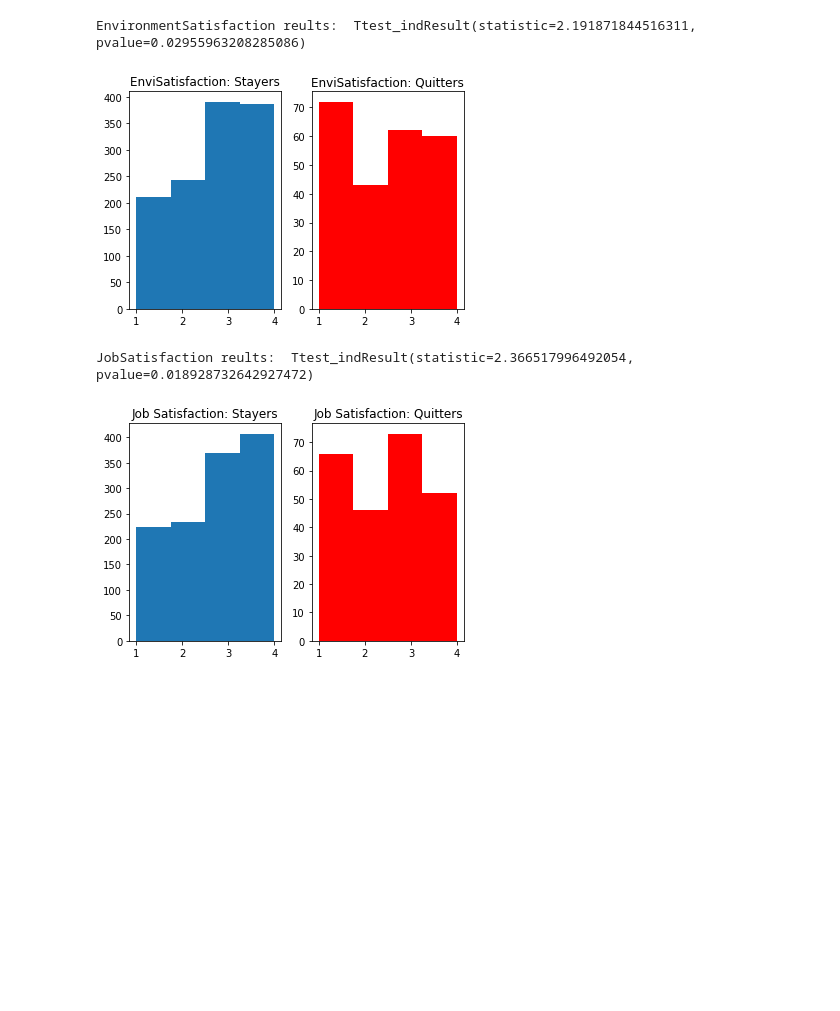
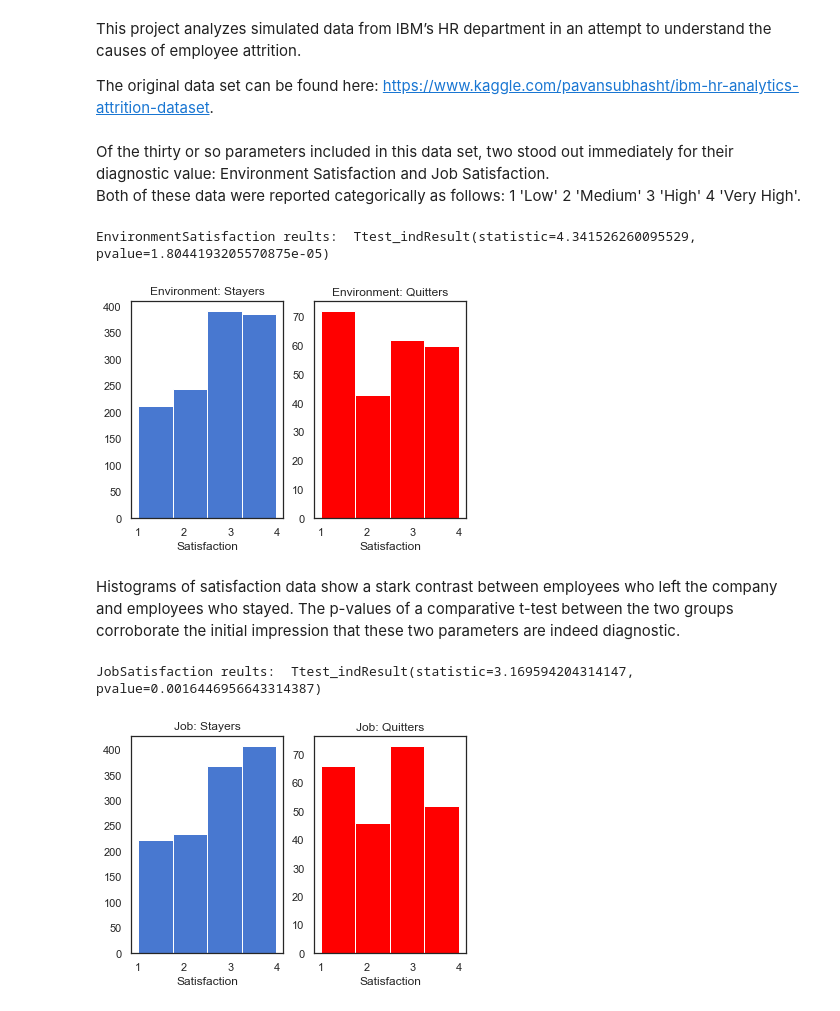
Before and after one commit to jlolavesen/thinkful, a Jupyter notebook: Mod8_Capstone.ipynb, the cells around one changed output. Cells and saved outputs as stored; diff of their text form; code cells hidden in the pictures; blank space fills up the shorter version.

```diff
--- a/Mod8_Capstone.ipynb
+++ b/Mod8_Capstone.ipynb
@@ -5,5 +6,11 @@ import pandas as pd
 from scipy.stats import ttest_ind
 %matplotlib inline
+# %% [markdown]
+This project analyzes simulated data from IBM’s HR department
+    in an attempt to understand the causes of employee attrition.
+
+The original data set can be found here:
+        https://www.kaggle.com/pavansubhasht/ibm-hr-analytics-attrition-dataset.
 # %%
 #BigQuestion: What leads to employee attrition?
 
@@ -11,33 +18,41 @@ from scipy.stats import ttest_ind
 df = pd.read_csv('Data/IMB_HR.csv')
 df_quitters = df.loc[lambda df: df['Attrition'] == 'Yes', :]
 df_stayers = df.loc[lambda df: df['Attrition'] == 'No', :]
+# %% [markdown]
+Of the thirty or so parameters included in this data set, two stood out immediately for their diagnostic value:
+    Environment Satisfaction and Job Satisfaction.
+    Both of these data were reported categorically as follows: 1 'Low' 2 'Medium' 3 'High' 4 'Very High'.
 # %%
-#SubQuestion1: EnvironmentSatisfaction was reported as follows: 1 'Low' 2 'Medium' 3 'High' 4 'Very High'
-#Is reported EnvironmentSatisfaction an indicator of attrition?
-
 #Plot histograms of EnvironmentSatisfaction for quitters and stayers
 plt.subplot(1, 2, 1)
 plt.hist(df_stayers['EnvironmentSatisfaction'], bins=4)
-plt.title('EnviSatisfaction: Stayers')
+plt.title('Environment: Stayers')
+plt.xlabel('Satisfaction')
 
 plt.subplot(1, 2, 2)
 plt.hist(df_quitters['EnvironmentSatisfaction'], bins=4, color='red')
-plt.title('EnviSatisfaction: Quitters')
+plt.title('Environment: Quitters')
+plt.xlabel('Satisfaction')
 plt.show
 #Stayers appear to be more likely to report high levels of EnvironmentSatisfaction
 
 #Take a random sample of both quitters and stayers for the T-test
-pop1 = np.random.choice(df_quitters['EnvironmentSatisfaction'], 100, replace=True)
-pop2 = np.random.choice(df_stayers['EnvironmentSatisfaction'], 100, replace=True)
+pop1 = np.random.choice(df_quitters['EnvironmentSatisfaction'], 200, replace=True)
+pop2 = np.random.choice(df_stayers['EnvironmentSatisfaction'], 200, replace=True)
 
 print('EnvironmentSatisfaction reults: ', ttest_ind(pop2, pop1, equal_var=False))
 
 #null hypothesis 1: reported EnvironmentSatisfaction is not a meaningful predictor of attrition
 #Ttest_indResult(statistic=2.7882170459720337, pvalue=0.005835820480704537)
 #with a p-value this small, we reject the null hypothesis.
 # %% [output]
-EnvironmentSatisfaction reults:  Ttest_indResult(statistic=2.191871844516311, pvalue=0.02955963208285086)
+EnvironmentSatisfaction reults:  Ttest_indResult(statistic=4.341526260095529, pvalue=1.8044193205570875e-05)
-[figure, old version]
+[figure, new version]
+# %% [markdown]
+Histograms of satisfaction data show a stark contrast between employees
+    who left the company and employees who stayed.
+    The p-values of a comparative t-test between the two groups corroborate
+    the initial impression that these two parameters are indeed diagnostic.
 # %%
 #SubQuestion2: JobSatisfaction was reported as follows: 1 'Low' 2 'Medium' 3 'High' 4 'Very High'
 #Is reported JobSatisfaction an indicator of attrition?
@@ -45,17 +60,19 @@ EnvironmentSatisfaction reults:  Ttest_indResult(statistic=2.191871844516311, pv
 #Plot histograms of JobSatisfaction for quitters and stayers
 plt.subplot(1, 2, 1)
 plt.hist(df_stayers['JobSatisfaction'], bins=4)
-plt.title('Job Satisfaction: Stayers')
+plt.title('Job: Stayers')
+plt.xlabel('Satisfaction')
 
 plt.subplot(1, 2, 2)
 plt.hist(df_quitters['JobSatisfaction'], bins=4, color='red')
-plt.title('Job Satisfaction: Quitters')
+plt.title('Job: Quitters')
+plt.xlabel('Satisfaction')
 plt.show
 #Stayers appear to be more likely to report high levels of JobSatisfaction as well.
 
 #Take a random sample of both quitters and stayers for the T-test
-pop10 = np.random.choice(df_quitters['JobSatisfaction'], 100, replace=True)
-pop20 = np.random.choice(df_stayers['JobSatisfaction'], 100, replace=True)
+pop10 = np.random.choice(df_quitters['JobSatisfaction'], 200, replace=True)
+pop20 = np.random.choice(df_stayers['JobSatisfaction'], 200, replace=True)
 
 print('JobSatisfaction reults: ', ttest_ind(pop20, pop10, equal_var=False))
 
@@ -63,5 +80,5 @@ print('JobSatisfaction reults: ', ttest_ind(pop20, pop10, equal_var=False))
 #Ttest_indResult(statistic=3.0984688002063905, pvalue=0.0022282680241966554)
 #with a p-value this small, we reject the null hypothesis.
 # %% [output]
-JobSatisfaction reults:  Ttest_indResult(statistic=2.366517996492054, pvalue=0.018928732642927472)
+JobSatisfaction reults:  Ttest_indResult(statistic=3.169594204314147, pvalue=0.0016446956643314387)
-[figure, old version]
+[figure, new version]
```
Also changed, not shown: parts of 8 cells of this notebook.
